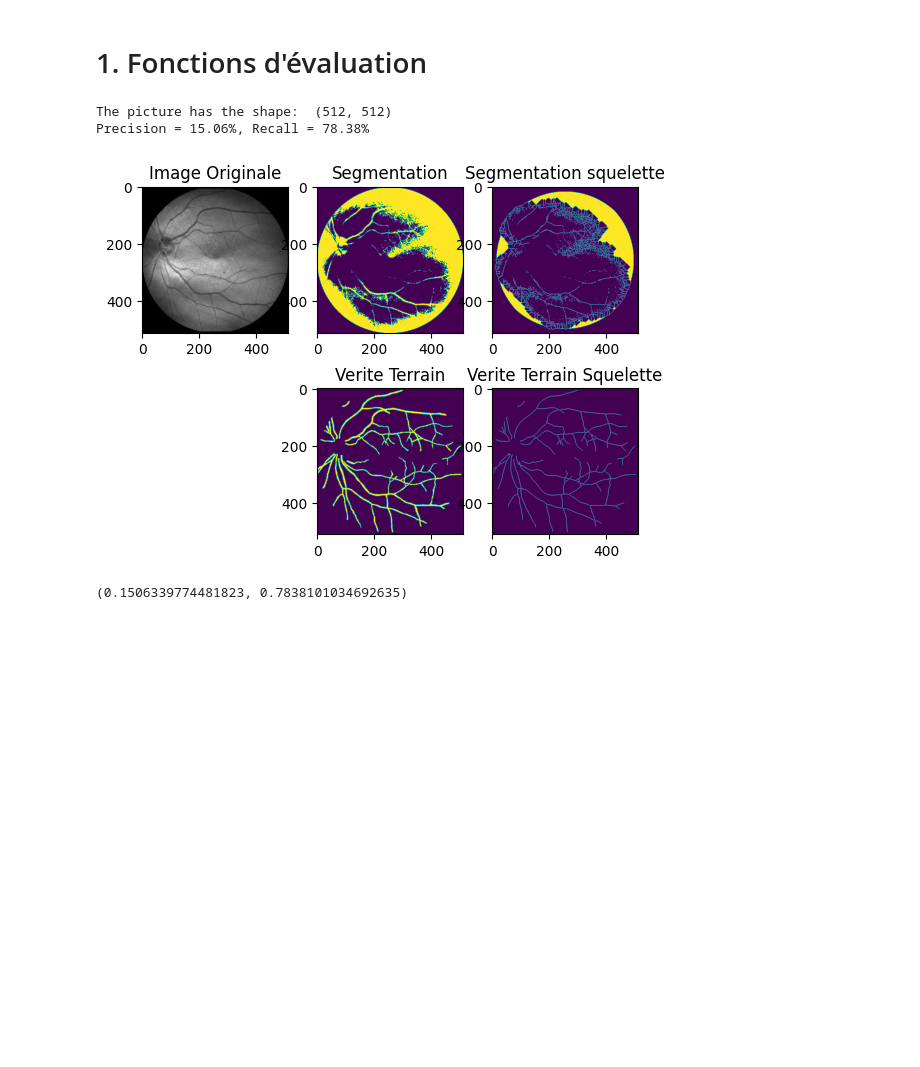
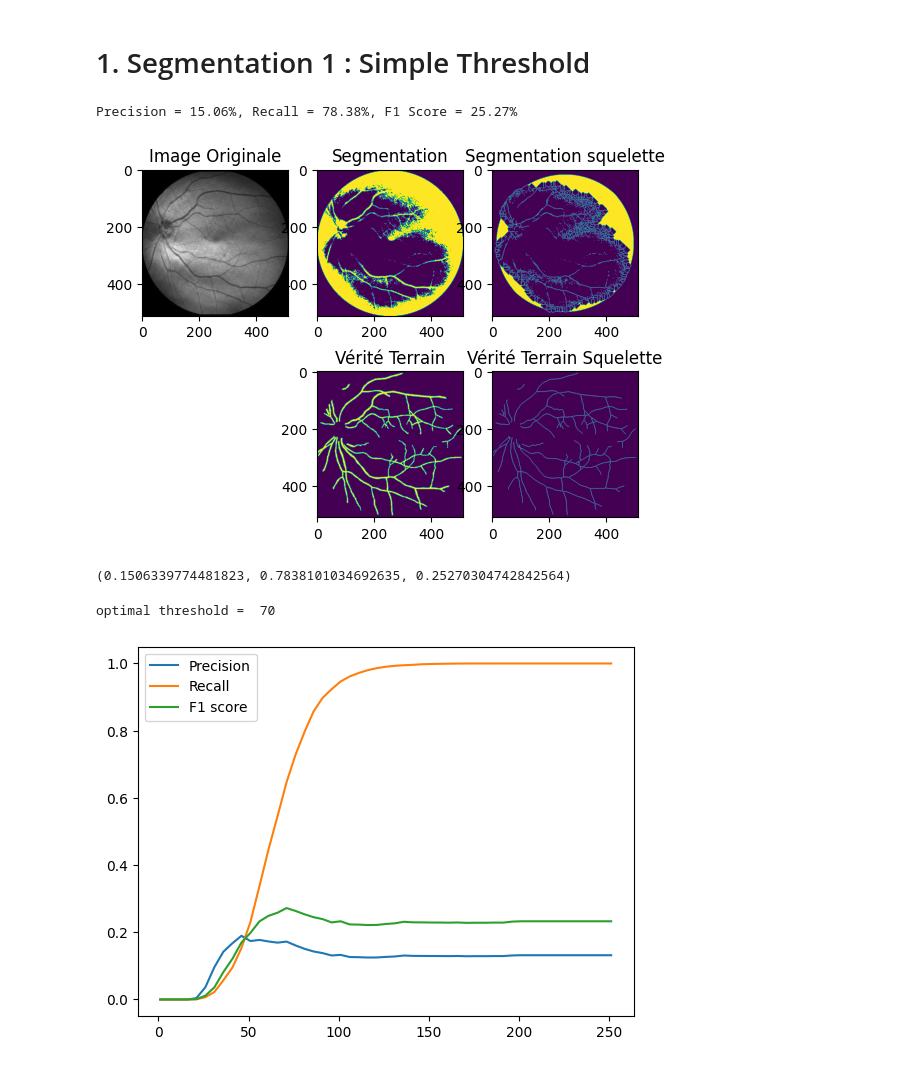
Before and after one commit to olivier-lapabe/Computer_Vision_SLO_Segmentation, a Jupyter notebook: Segmentation_Experiments.ipynb, the cells around one changed output. Drawn from its saved outputs; the diff is of its cells as text; code cells hidden in the pictures; blank space fills up the shorter version.

Commit message:
[develop] script_TP2.py adding f1scofe as evaluation metric, Segmentation_Experiments.ipynb test of simple threshold segmentation

```diff
--- a/Segmentation_Experiments.ipynb
+++ b/Segmentation_Experiments.ipynb
@@ -11,16 +11,34 @@ from skimage import data, filters
 from matplotlib import pyplot as plt
 
 from script_tp2 import *
-# %% [markdown]
-# 1. Fonctions d'évaluation
+# %% [markdown]
+# 1. Segmentation 1 : Simple Threshold
 # %%
-def my_segmentation(img, img_mask, threshold):
+def simple_threshold(img, img_mask, threshold):
     img_out = (img_mask & (img < threshold))
     return img_out
 # %%
-evaluate_picture('01', my_segmentation, 80, plotting = True)
+evaluate_picture('01', simple_threshold, 80, plotting = True)
 # %% [output]
-The picture has the shape:  (512, 512)
-Precision = 15.06%, Recall = 78.38%
+Precision = 15.06%, Recall = 78.38%, F1 Score = 25.27%
 [figure]
-(0.1506339774481823, 0.7838101034692635)
+(0.1506339774481823, 0.7838101034692635, 0.25270304742842564)
+# %%
+threshold_range_01 = range(1, 256, 5)
+scores_01 = []
+
+for i in threshold_range_01:
+    scores_01.append(evaluate_picture('01', simple_threshold, i, plotting = False, printing = False))
+
+precision_01, recall_01, f1score_01 = zip(*[(t[0], t[1], t[2]) for t in scores_01])
+
+print("optimal threshold = ", np.argmax(f1score_01)*5)
+
+plt.plot(threshold_range_01, precision_01, label= 'Precision')
+plt.plot(threshold_range_01, recall_01, label= 'Recall')
+plt.plot(threshold_range_01, f1score_01, label= 'F1 score')
+plt.legend()
+plt.show()
+# %% [output]
+optimal threshold =  70
+[figure, added]
```
Also changed, not shown: 1 other file.
